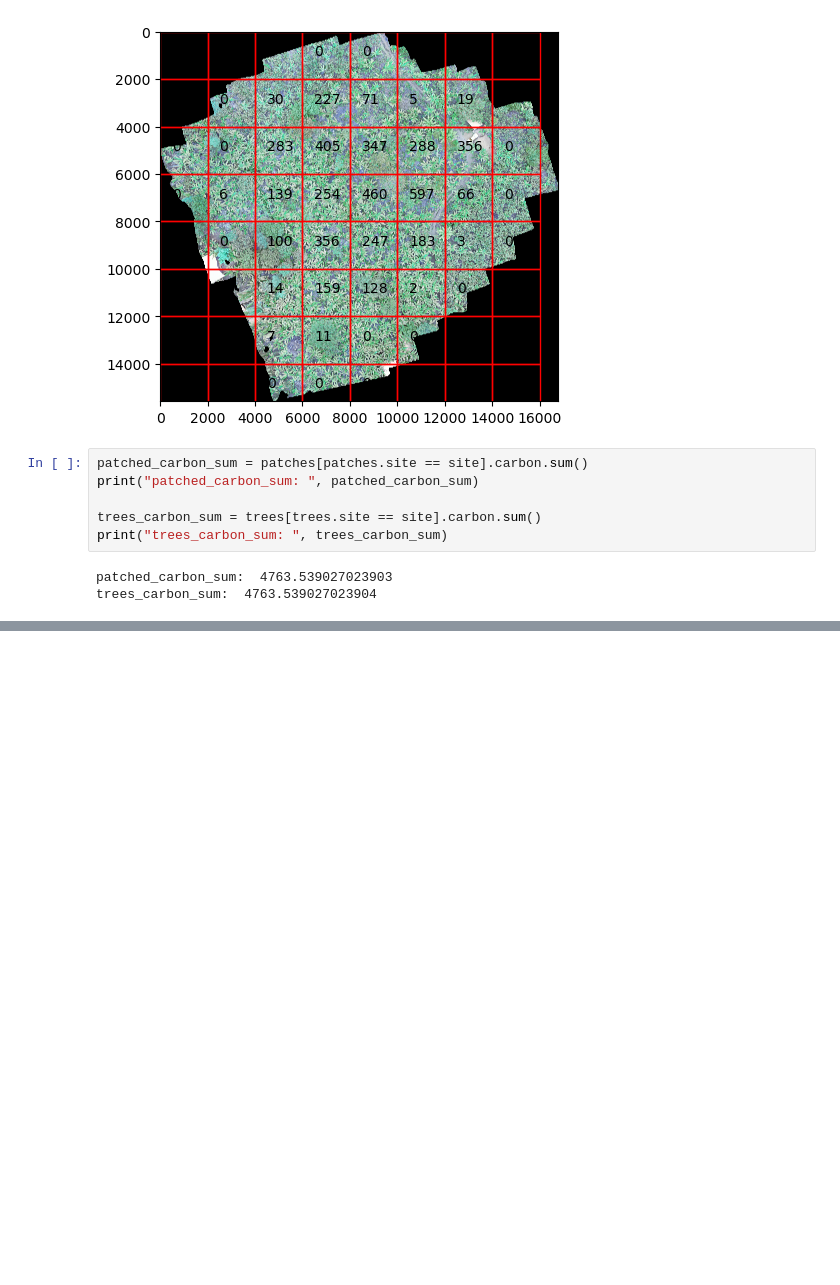
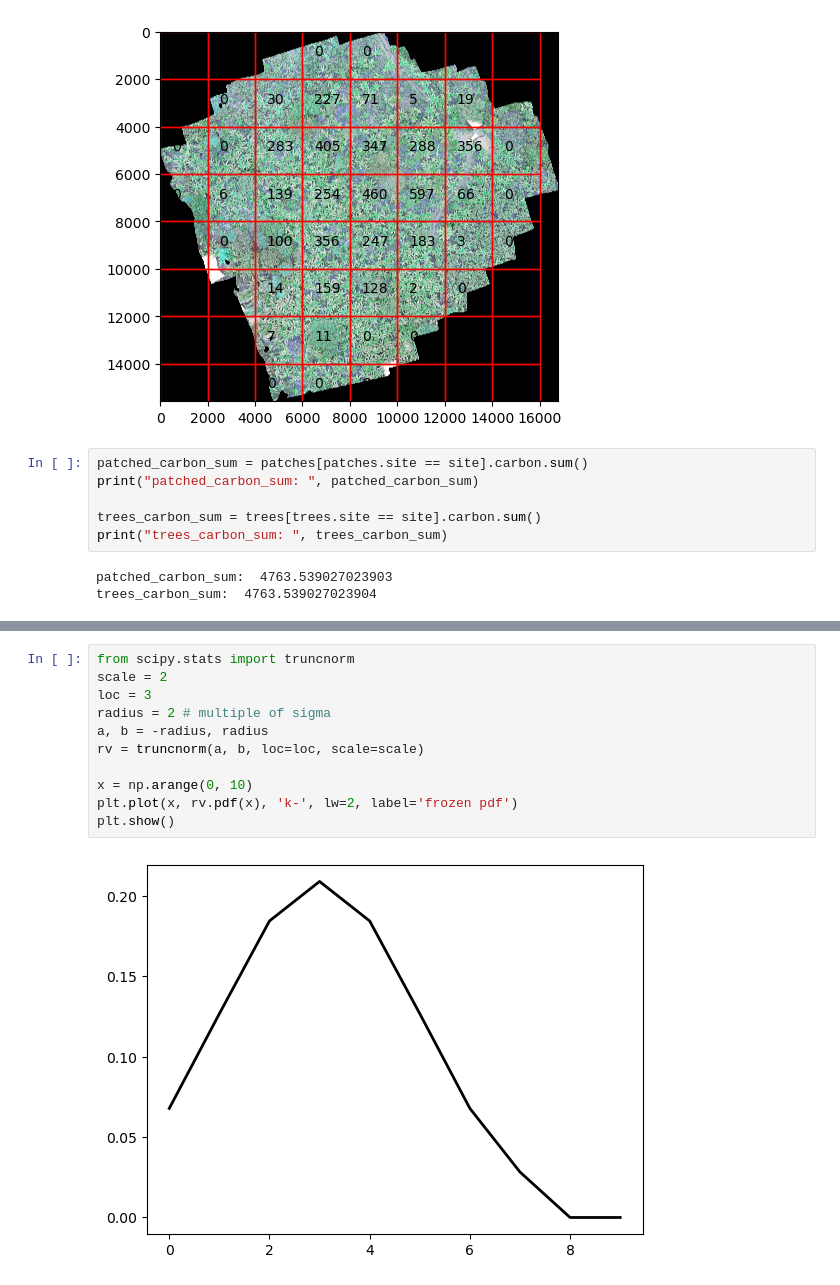
Before and after one commit to TimEngelmann/ai4est, a Jupyter notebook: exploration/estimate_carbon_exploration.ipynb, the cells around one changed output, grey strips where cells are left out. Drawn from its saved outputs; the diff is of its cells as text; blank space fills up the shorter version.

```diff
--- a/exploration/estimate_agb_exploration.ipynb
+++ b/exploration/estimate_carbon_exploration.ipynb
@@ -189,0 +206,13 @@ trees_carbon_sum:  4763.539027023904
+# %%
+from scipy.stats import truncnorm
+scale = 2
+loc = 3
+radius = 2 # multiple of sigma
+a, b = -radius, radius
+rv = truncnorm(a, b, loc=loc, scale=scale)
+
+x = np.arange(0, 10)
+plt.plot(x, rv.pdf(x), 'k-', lw=2, label='frozen pdf')
+plt.show()
+# %% [output]
+[figure, added]
```
Also changed, not shown: parts of 12 cells of this notebook, 1 other file.
